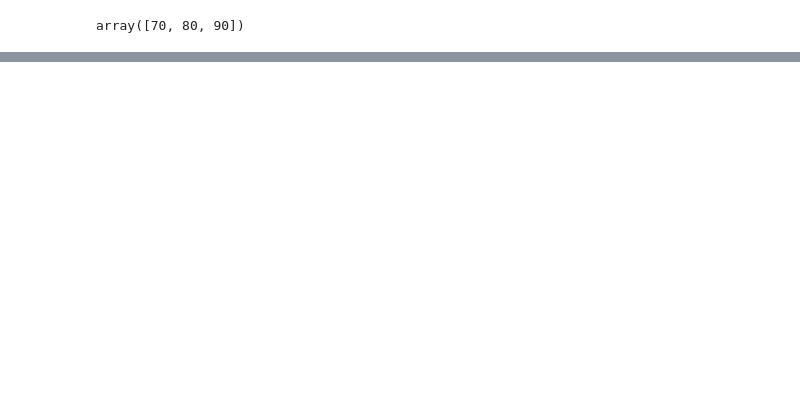
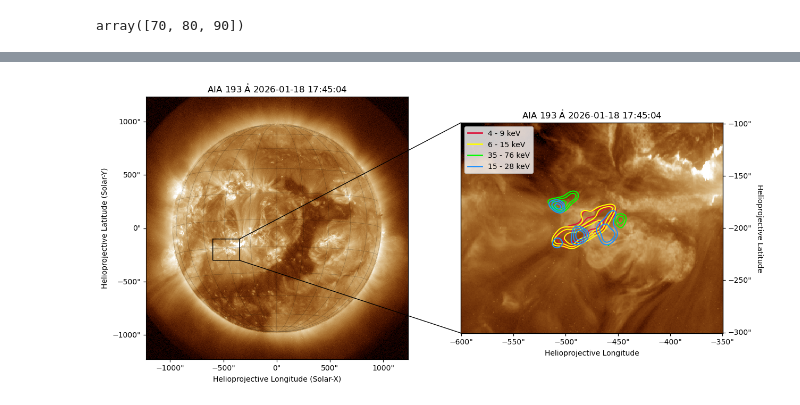
Before and after one commit to MohamedNedal/dias_work, a Jupyter notebook: imaging_demo_mytest.ipynb, the cells around one changed output, grey strips where cells are left out. Drawn from its saved outputs; the diff is of its cells as text; code cells hidden in the pictures; blank space fills up the shorter version.

```diff
--- a/imaging_demo_mytest.ipynb
+++ b/imaging_demo_mytest.ipynb
@@ -698,0 +648,10 @@ plt.show()
+# %%
+energy_dict = {
+    '4 - 9 keV':   [ 4,  9],
+    '6 - 15 keV':  [ 6, 15],
+    '15 - 28 keV': [15, 28],
+    '35 - 76 keV': [36, 76]
+}
+
+for i, item in enumerate(energy_dict):
+    print(i, ':', item, '\t-->', energy_dict[item])
@@ -698,0 +854,55 @@ plt.show()
+# %%
+#### The first stage is plotting the full-disk AIA 193 Ao
+fig = plt.figure(figsize=[14,7])
+
+ax1 = fig.add_subplot(121, projection=aia)
+# aia.plot(axes=ax1, cmap='Greys')
+aia.plot(axes=ax1, clip_interval=(1, 99.9)*u.percent)
+aia.draw_grid(axes=ax1, color='black', alpha=0.25, lw=0.5)
+ax1.grid(b=False)
+
+# draw the rectangle around the region we plan to showcase in the cutout image
+aia.draw_quadrangle(bottom_left, top_right=top_right, edgecolor='black', lw=1)
+
+#### The second stage is plotting the zoomed-in map
+ax2 = fig.add_subplot(122, projection=aia_sub)
+aia_sub.plot(axes=ax2, clip_interval=(1, 99.9)*u.percent)
+ax2.grid(False)
+
+colors = ['crimson', 'yellow', 'lime', 'dodgerblue']
+for stix_map, color in zip(clean_stix_maps, colors):
+    clean_map = clean_stix_maps[stix_map]
+    with frames.Helioprojective.assume_spherical_screen(aia_sub.observer_coordinate):
+        clean_map_proj = clean_map.reproject_to(aia_sub.wcs)
+
+    clean_map_proj.draw_contours(levels=[70,80,90]*u.percent, axes=ax2, autoalign=True, colors=color)
+    ax2.plot([], [], color=color, lw=2, label=stix_map)
+
+ax2.legend(loc='upper left')
+
+# clean up the axis labels and ticks
+lon, lat = ax2.coords[0], ax2.coords[1]
+lon.frame.set_linewidth(1)
+lat.frame.set_linewidth(1)
+lon.set_axislabel('Helioprojective Longitude',)
+lon.set_ticks_position('b')
+lat.set_axislabel('Helioprojective Latitude',)
+lat.set_axislabel_position('r')
+lat.set_ticks_position('r')
+lat.set_ticklabel_position('r')
+
+# we add two lines that will connect the two images as well as a colorbar
+xpix, ypix = aia.world_to_pixel(top_right)
+con1 = ConnectionPatch(
+    (0,1), (xpix.value, ypix.value), 'axes fraction', 'data', axesA=ax2, axesB=ax1,
+    arrowstyle='-', color='black', lw=1)
+
+xpix, ypix = aia.world_to_pixel(SkyCoord(top_right.Tx, bottom_left.Ty, frame=aia.coordinate_frame))
+con2 = ConnectionPatch(
+    (0,0), (xpix.value, ypix.value), 'axes fraction', 'data', axesA=ax2, axesB=ax1, arrowstyle='-', color='black', lw=1)
+
+ax2.add_artist(con1)
+ax2.add_artist(con2)
+plt.show()
+# %% [output]
+[figure, added]
```
Also changed, not shown: parts of 44 cells of this notebook, 1 other file.
